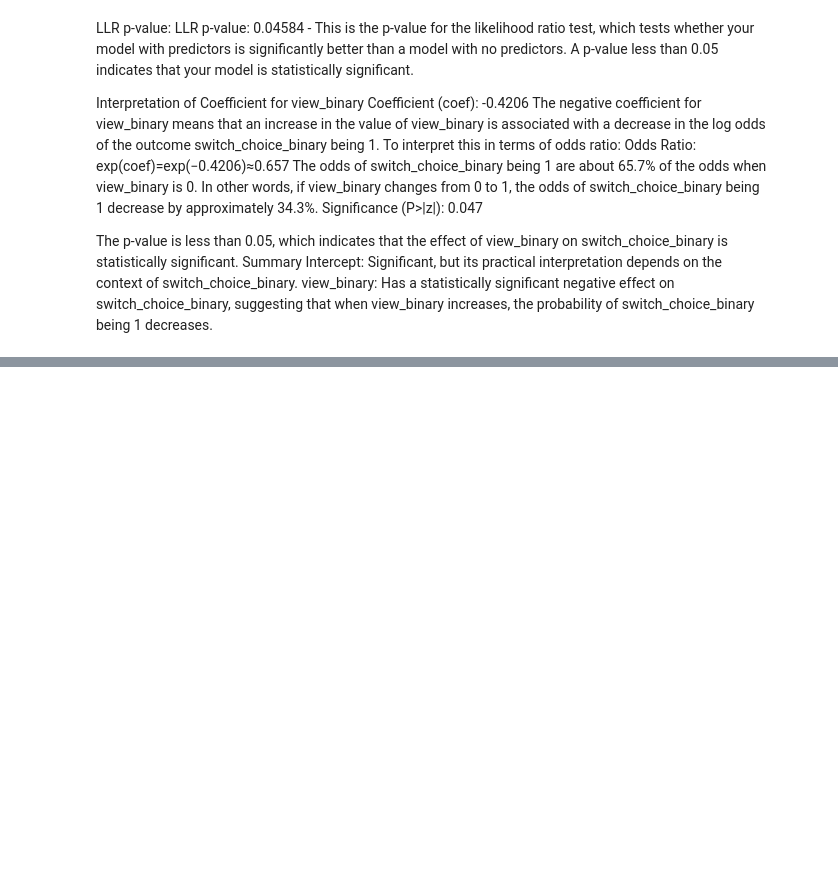
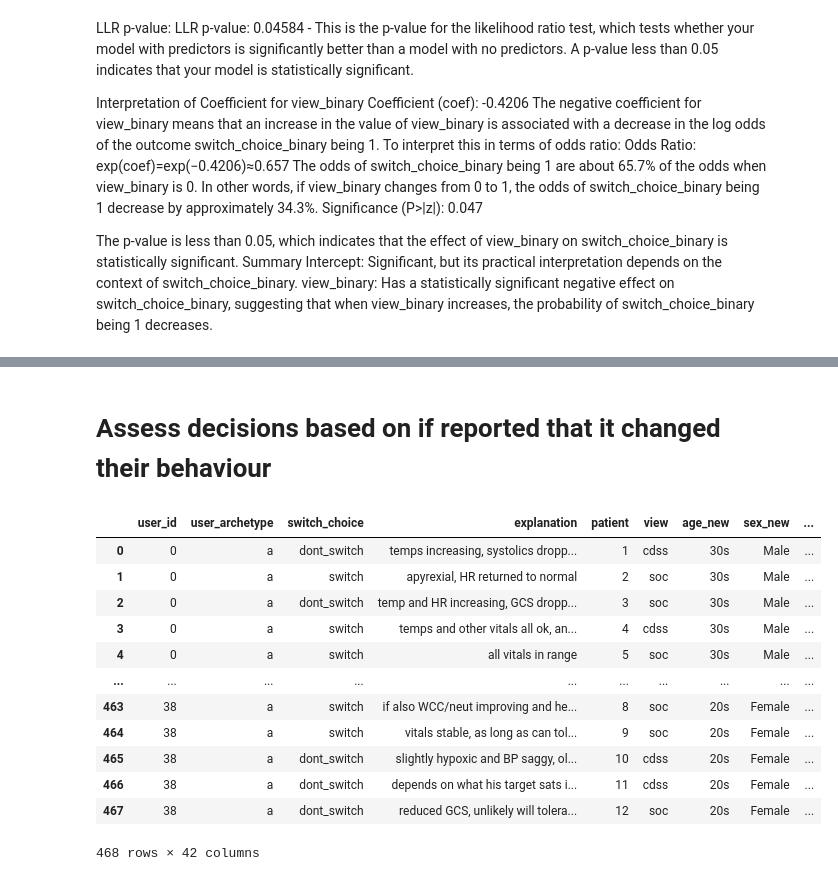
Before and after one commit to WilliamBolton/cdss_demo, a Jupyter notebook: cdss_1/cdss_1/analysis/decision_analysis.ipynb, the cells around one changed output, grey strips where cells are left out. Saved outputs shown, nothing was run; the diff lists cells and outputs as text; code cells hidden in the pictures; blank space fills up the shorter version.

```diff
--- a/cdss_1/cdss_1/analysis/decision_analysis.ipynb
+++ b/cdss_1/cdss_1/analysis/decision_analysis.ipynb
@@ -1013,0 +1083,2 @@ Error: Singular matrix
+# %% [markdown]
+# Assess decisions based on if reported that it changed their behaviour
@@ -1013,0 +1128,18 @@ Error: Singular matrix
+# %%
+all_choices_tam = pd.merge(all_choices, tam_df)
+# %%
+all_choices_tam
+# %% [output]
+|  | user_id | user_archetype | switch_choice | explanation | patient | view | age_new | sex_new | ... |
+| 0 | 0 | a | dont_switch | temps increasing, systolics dropp... | 1 | cdss | 30s | Male | ... |
+| 1 | 0 | a | switch | apyrexial, HR returned to normal | 2 | soc | 30s | Male | ... |
+| 2 | 0 | a | dont_switch | temp and HR increasing, GCS dropp... | 3 | soc | 30s | Male | ... |
+| 3 | 0 | a | switch | temps and other vitals all ok, an... | 4 | cdss | 30s | Male | ... |
+| 4 | 0 | a | switch | all vitals in range | 5 | soc | 30s | Male | ... |
+| ... | ... | ... | ... | ... | ... | ... | ... | ... | ... |
+| 463 | 38 | a | switch | if also WCC/neut improving and he... | 8 | soc | 20s | Female | ... |
+| 464 | 38 | a | switch | vitals stable, as long as can tol... | 9 | soc | 20s | Female | ... |
+| 465 | 38 | a | dont_switch | slightly hypoxic and BP saggy, ol... | 10 | cdss | 20s | Female | ... |
+| 466 | 38 | a | dont_switch | depends on what his target sats i... | 11 | cdss | 20s | Female | ... |
+| 467 | 38 | a | dont_switch | reduced GCS, unlikely will tolera... | 12 | soc | 20s | Female | ... |
+468 rows × 42 columns
```
Also changed, not shown: parts of 29 cells of this notebook, 27 other files.
